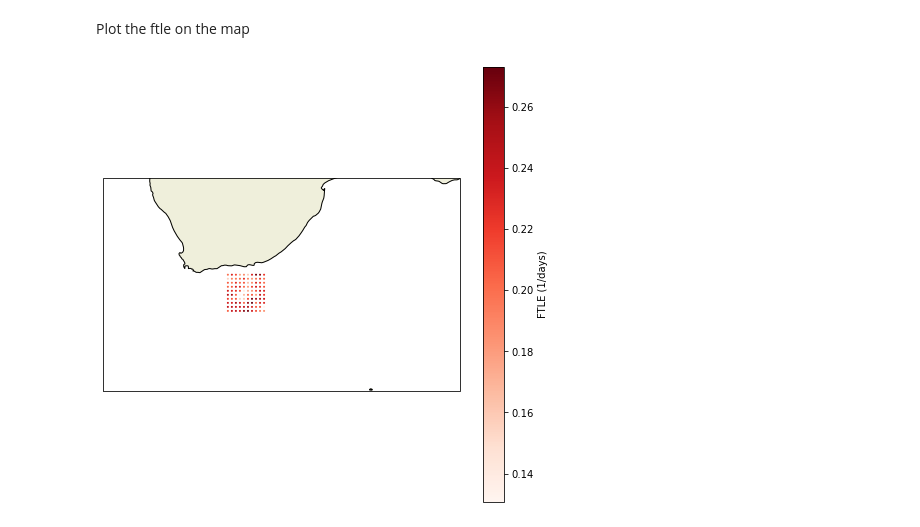
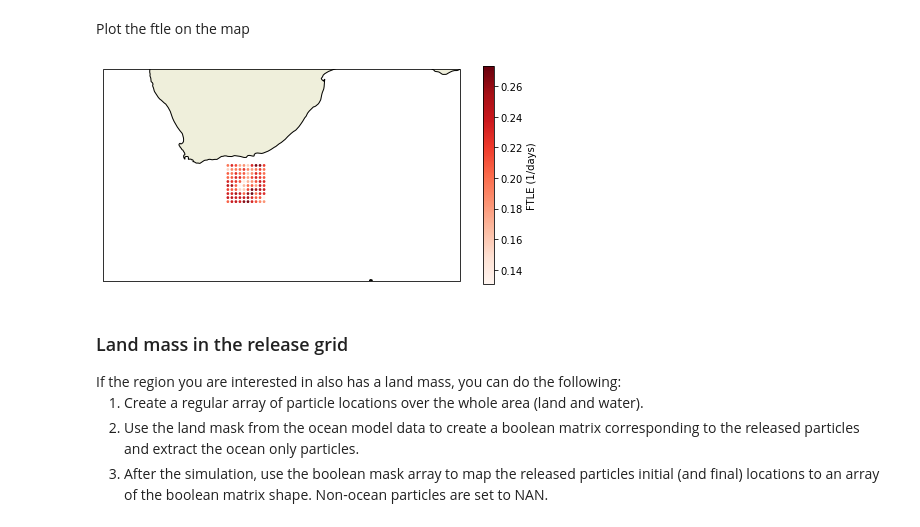
Before and after one commit to OceanParcels/Lagrangian_diags, a Jupyter notebook: Diagnostics/FTLE_method.ipynb, the cells around one changed output. Saved outputs shown, nothing was run; the diff lists cells and outputs as text; code cells hidden in the pictures.

```diff
--- a/Diagnostics/FTLE_method.ipynb
+++ b/Diagnostics/FTLE_method.ipynb
@@ -104,14 +96,21 @@ array([[       nan,        nan,        nan,        nan,        nan,
 # %% [markdown]
 Plot the ftle on the map
 # %%
-fig = plt.figure(figsize=(8,8))
+fig = plt.figure(figsize=(8,4))
 ax = plt.axes(projection=ccrs.PlateCarree())
 ax.add_feature(features.LAND)
 ax.add_feature(features.COASTLINE)
-plt.scatter(ds['lon'][:,0], ds['lat'][:,0], c=ftle_array, cmap='Reds', s=1)
+plt.scatter(ds['lon'][:,0], ds['lat'][:,0], c=ftle_array, cmap='Reds', s=3)
 ax.set_xlim(10, 47)
 ax.set_ylim(-47, -25)
 cbar = plt.colorbar()
 cbar.set_label("FTLE (1/days)")
 # %% [output]
-[figure, old version]
+[figure, new version]
+# %% [markdown]
+<h3> Land mass in the release grid</h3>
+If the region you are interested in also has a land mass, you can do the following:
+
+1. Create a regular array of particle locations over the whole area (land and water).
+2. Use the land mask from the ocean model data to create a boolean matrix corresponding to the released particles and extract the ocean only particles.
+3. After the simulation, use the boolean mask array to map the released particles initial (and final) locations to an array of the boolean matrix shape. Non-ocean particles are set to NAN.
```
Also changed, not shown: parts of 7 cells of this notebook, 3 other files.
